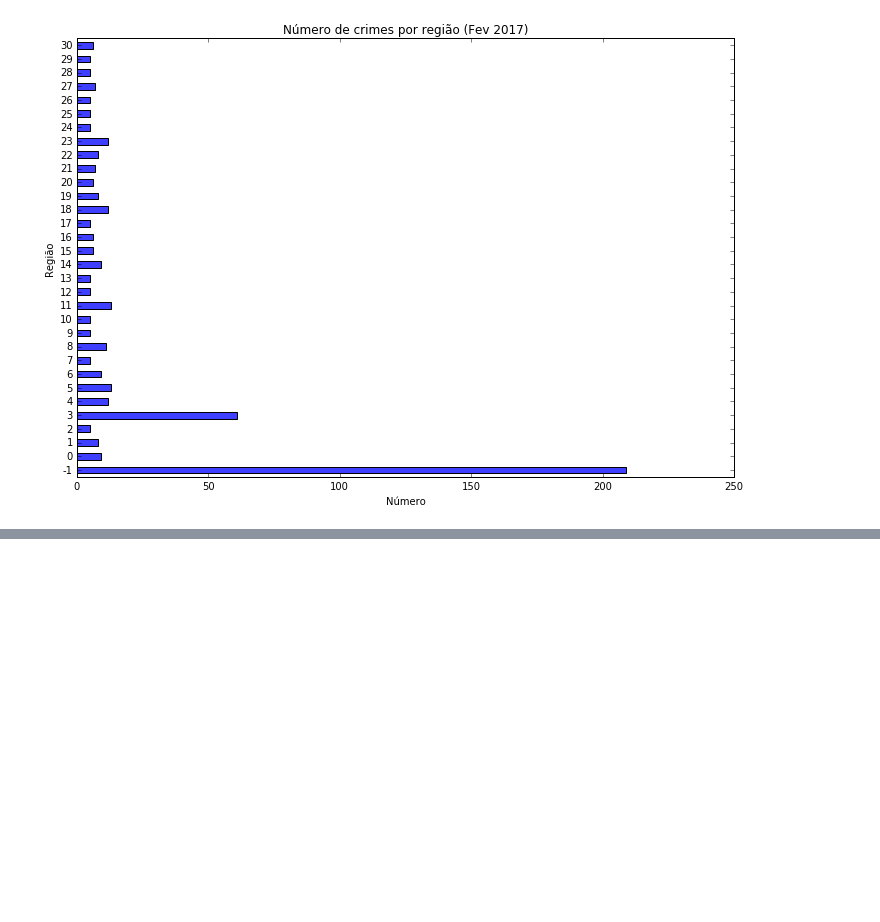
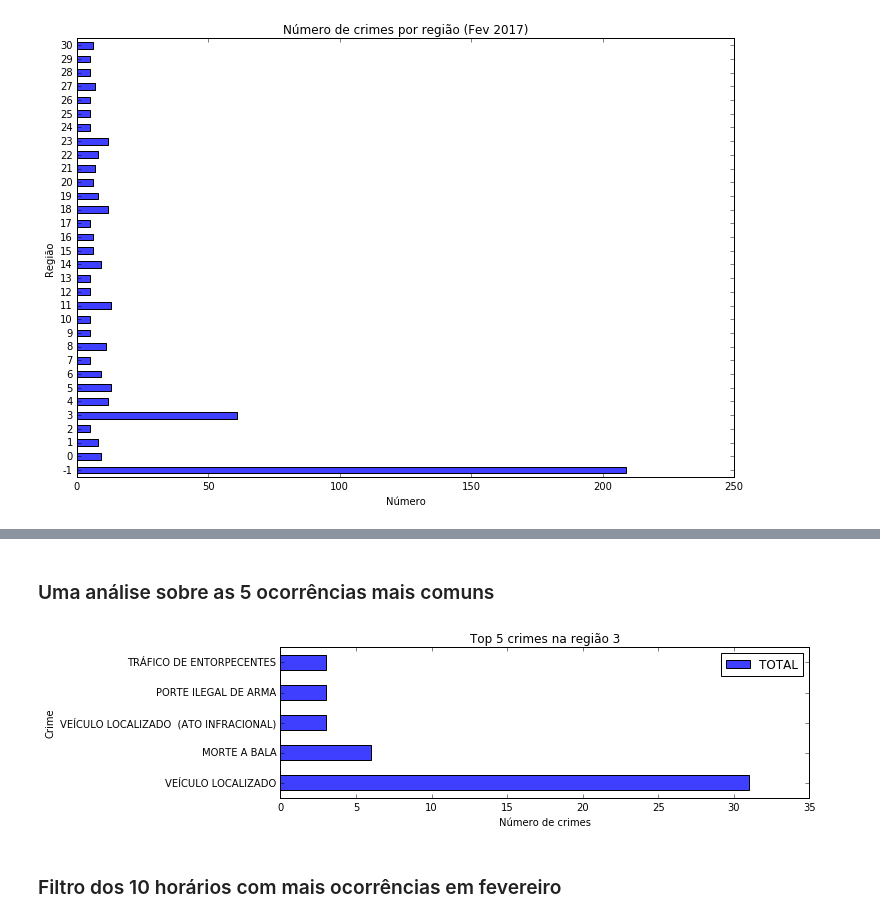
Before and after one commit to netodeolino/TCC, a Jupyter notebook: TCC 02/Resultados/Fevereiro/Fevereiro.ipynb, the cells around one changed output, grey strips where cells are left out. Drawn from its saved outputs; the diff is of its cells as text; code cells hidden in the pictures; blank space fills up the shorter version.

```diff
--- a/TCC 02/Resultados/Fevereiro/Fevereiro.ipynb
+++ b/TCC 02/Resultados/Fevereiro/Fevereiro.ipynb
@@ -82,0 +106,3 @@ plt.show()
+# %%
+regiao_3_detalhe = df_fevereiro[df_fevereiro['CLUSTER'] == 3]
+regiao_3_detalhe
@@ -82,0 +128,22 @@ plt.show()
+# %% [markdown]
+### Uma análise sobre as 5 ocorrências mais comuns
+# %%
+crime_types = regiao_3_detalhe[['NATUREZA DA OCORRÊNCIA']]
+crime_type_total = crime_types.groupby('NATUREZA DA OCORRÊNCIA').size()
+crime_type_counts = regiao_3_detalhe[['NATUREZA DA OCORRÊNCIA']].groupby('NATUREZA DA OCORRÊNCIA').sum()
+crime_type_counts['TOTAL'] = crime_type_total
+all_crime_types = crime_type_counts.sort_values(by='TOTAL', ascending=False)
+# %%
+crimes_top_5 = all_crime_types.head(5)
+crimes_top_5.plot(kind='barh', figsize=(11,3), color='#3f3fff')
+plt.title('Top 5 crimes na região 3')
+plt.xlabel('Número de crimes')
+plt.ylabel('Crime')
+plt.tight_layout()
+ax = plt.gca()
+ax.xaxis.set_major_formatter(ticker.StrMethodFormatter('{x:,.0f}'))
+plt.show()
+# %% [output]
+[figure, added]
+# %% [markdown]
+### Filtro dos 10 horários com mais ocorrências em fevereiro
```
Also changed, not shown: parts of 20 cells of this notebook, 3 other files.
